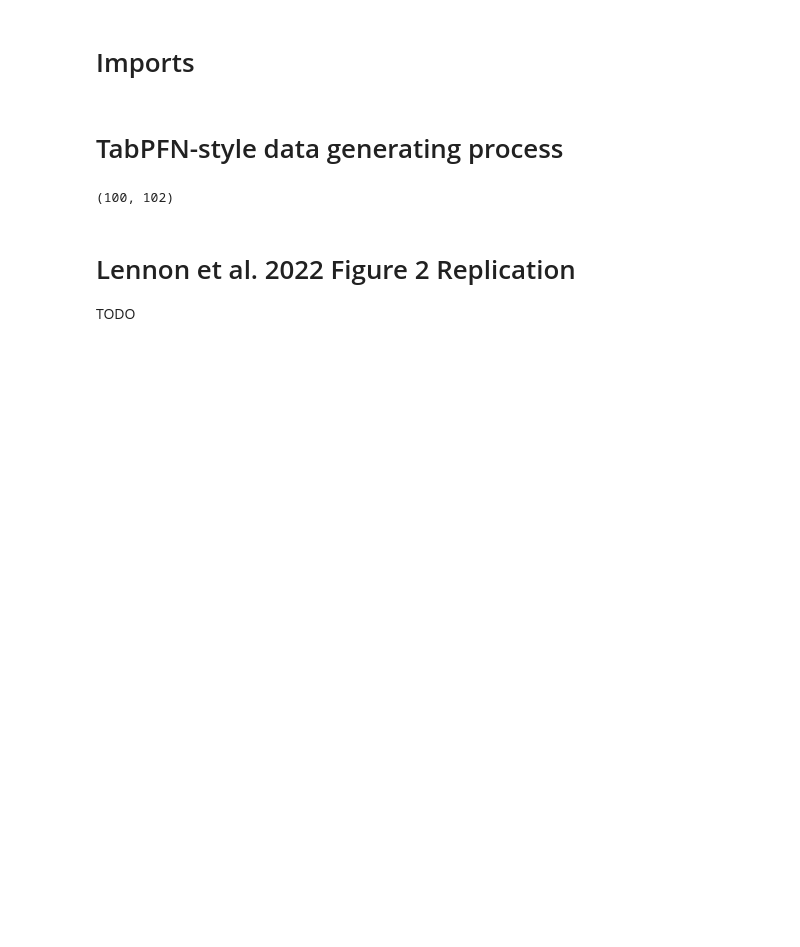
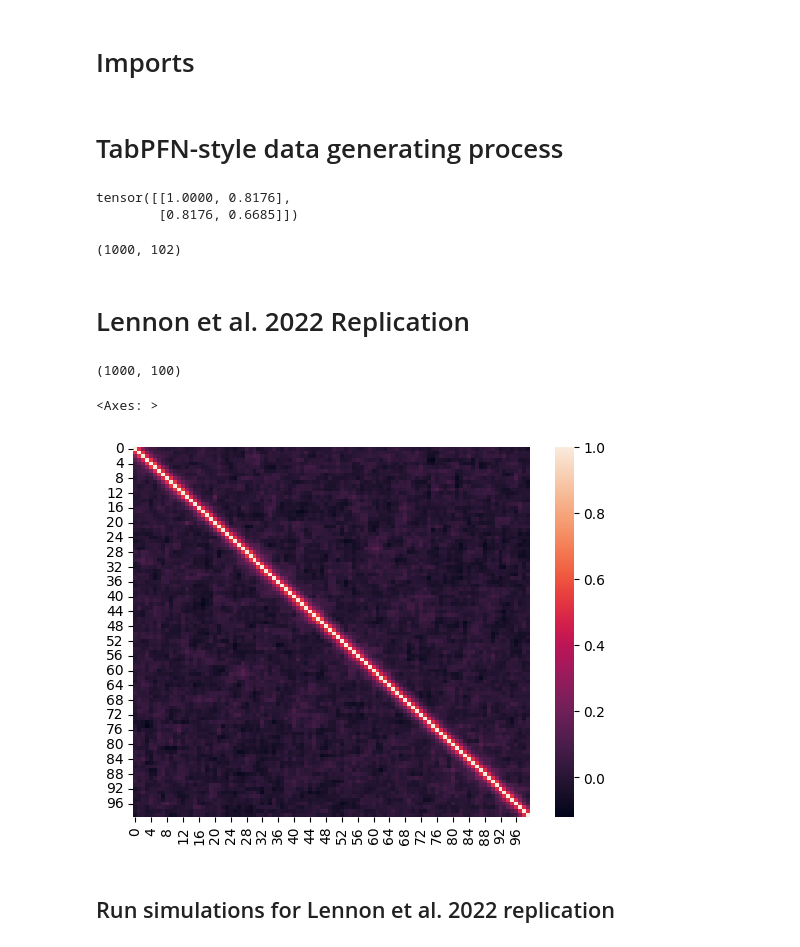
Before and after one commit to tliutony/learning-ivs, a Jupyter notebook: notebooks/estimator_benchmarks.ipynb, the cells around one changed output. Saved outputs shown, nothing was run; the diff lists cells and outputs as text; code cells hidden in the pictures; blank space fills up the shorter version.

Commit message:
add ridge plot to estimator_benchmarks

```diff
--- a/notebooks/estimator_benchmarks.ipynb
+++ b/notebooks/estimator_benchmarks.ipynb
@@ -78,7 +78,7 @@ class IVGenerator(nn.Module):
 
                 ):
         super().__init__()
-
+        self.max_vars = max_vars
         # TODO are these actually needed?
         #self.controls = nn.Linear(max_vars, 1)
         self.instruments = nn.Linear(max_vars, 1)
@@ -99,14 +99,21 @@ class IVGenerator(nn.Module):
 
         # shuffle coefficients
         self.instrument_coefficients = self.instrument_coefficients[torch.randperm(self.n_instruments)]
+        # determine C coefficient
+        C = torch.sqrt(instrument_strength / (torch.t(self.instrument_coefficients) @ self.instrument_covariance @ self.instrument_coefficients))
 
-        self.sigma_v = (torch.t(self.instrument_coefficients) @ self.instrument_covariance @ self.instrument_coefficients) / instrument_strength
+        # TODO debug this, should be 1
+        self.sigma_v = torch.abs(C*torch.t(self.instrument_coefficients) @ self.instrument_covariance @ self.instrument_coefficients)
         self.sigma_v = torch.sqrt(self.sigma_v)
         self.sigma_y = 1
+
+        self.instrument_coefficients = C * self.instrument_coefficients
+
 
         # TODO need to ensure that confounder covariance is positive definite
         self.confound_covariance = torch.Tensor([[self.sigma_y**2, self.sigma_y*self.sigma_v],
                                                  [self.sigma_y*self.sigma_v, self.sigma_v**2]])
+        print(self.confound_covariance)
         self.confound_sampler = MultivariateNormal(torch.zeros(2), self.confound_covariance)
 
         self.tau = tau
@@ -133,11 +140,11 @@ class IVGenerator(nn.Module):
 
         # noise sample [\epislon_y, \epeilson_v] according to confounder covariance
         #noise_sample = torch.normal(TODO)
-        instrument_sample = torch.cat([self.instrument_sampler.sample(), torch.zeros(MAX_VARS - self.n_instruments)])
+        instrument_sample = torch.cat([self.instrument_sampler.sample(), torch.zeros(self.max_vars - self.n_instruments)])
 
         epislon_y, epsilon_v = self.confound_sampler.sample()
         #confounds = self.confounder_activation(self.confounders(confound_sample))
-        pi = torch.cat([self.instrument_coefficients, torch.zeros(MAX_VARS - self.n_instruments)])
+        pi = torch.cat([self.instrument_coefficients, torch.zeros(self.max_vars - self.n_instruments)])
         treat = self.instrument_activation(torch.t(pi) @ instrument_sample) + epsilon_v
 
         #print(treat.shape)
@@ -174,8 +163,41 @@ data = iv_gen.batch(n_samples).detach().numpy()
+# %%
+def generate_cov_matrix(n_vars, base=0.5):
+    """Generates the covariance matrix for the instruments per Lennon et al. 2022"""
+    cov = np.zeros((n_vars, n_vars))
+    for i in range(n_vars):
+        for j in range(n_vars):
+            cov[i, j] = base**(np.abs(i-j))
+    return cov
+# %%
+n_samples = 1000
+mu2 = 200
+n_instruments = 100
+iv_gen = IVGenerator(
+            tau=1,
+            max_vars=n_instruments,
+            n_instruments=n_instruments,
+            instrument_covariance=torch.Tensor(generate_cov_matrix(n_instruments)),
+            instrument_strength=mu2/n_samples,
+        )
+
+data = iv_gen.batch(n_samples).detach().numpy()
+# %% [output]
+tensor([[1.0000, 0.8176],
+        [0.8176, 0.6685]])
 # %%
 data.shape
 # %% [output]
-(100, 102)
+(1000, 102)
 # %% [markdown]
-# Lennon et al. 2022 Figure 2 Replication
-
-TODO
+# Lennon et al. 2022 Replication
+# %%
+data[:, :-2].shape
+# %% [output]
+(1000, 100)
+# %%
+sns.heatmap(np.corrcoef(data[:, 2:].T))
+# %% [output]
+<Axes: >
+[figure, added]
+# %% [markdown]
+## Run simulations for Lennon et al. 2022 replication
```
Also changed, not shown: parts of 11 cells of this notebook, 2 other files.
